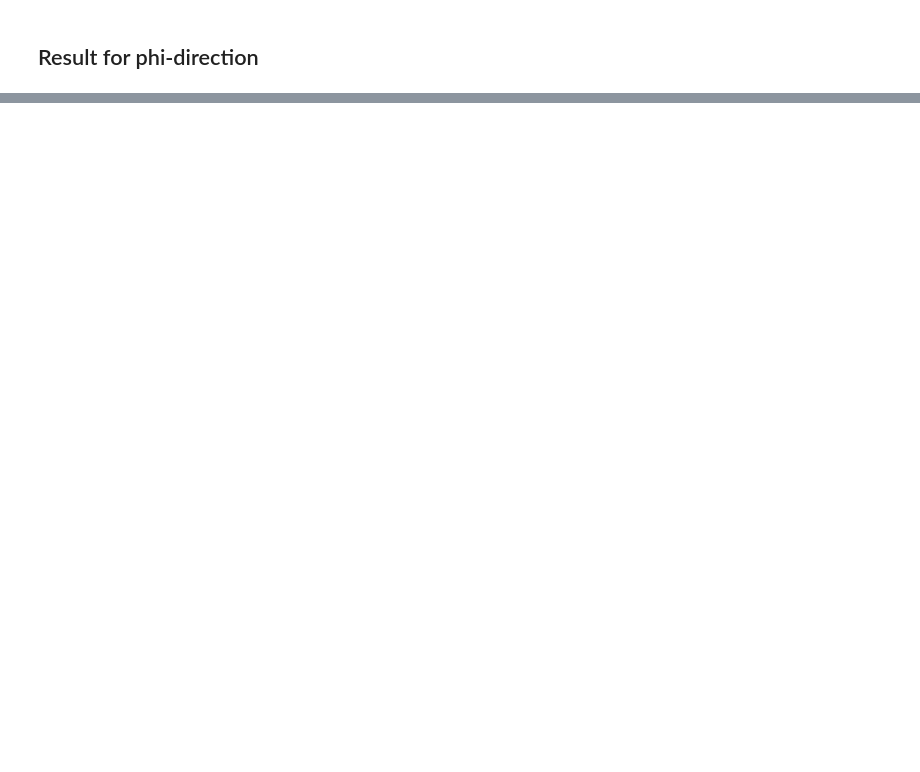
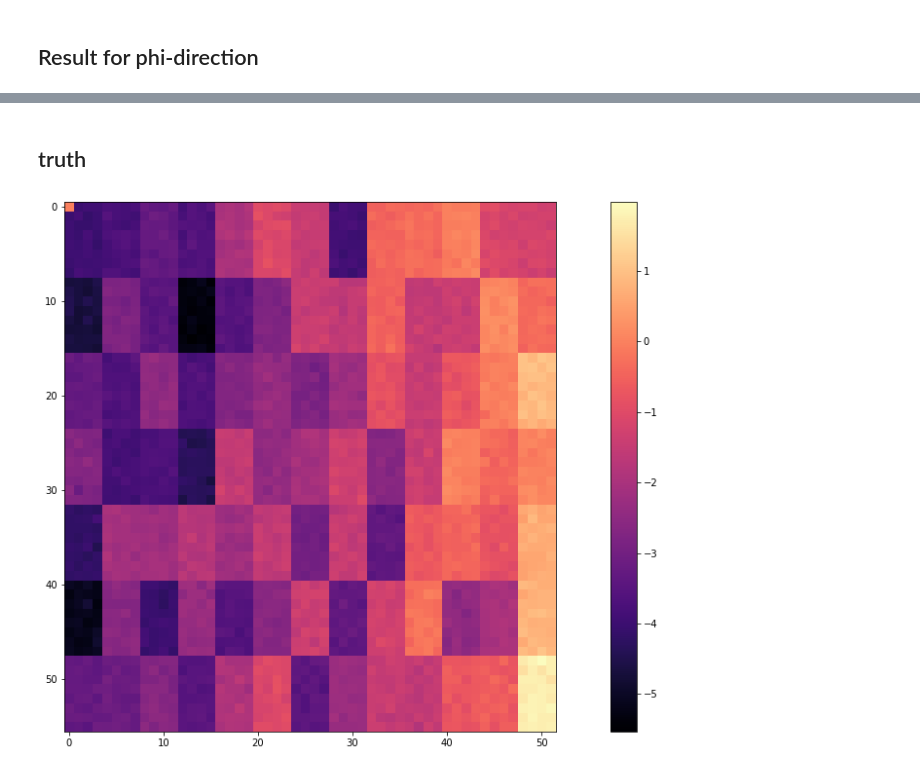
Before and after one commit to maximilianKoeper/melp, a Jupyter notebook: example_taft_v2.ipynb, the cells around one changed output, grey strips where cells are left out. Cells and saved outputs as stored; diff of their text form; code cells hidden in the pictures; blank space fills up the shorter version.

```diff
--- a/example_taft_v2.ipynb
+++ b/example_taft_v2.ipynb
@@ -141,0 +180,21 @@ plt.show()
+# %% [markdown]
+## truth
+# %%
+grid = np.zeros((52,56))
+
+for tile_id in mu3e_detector.TileDetector.tile:
+    tile = mu3e_detector.TileDetector.tile[tile_id]
+    if tile.id > 300000:
+        continue
+    x = tile.row()
+    y = tile.column()
+
+    grid[x][y] = float(tile.dt)
+
+grid[0][0] = 0
+fig, ax1 = plt.subplots(1,1, figsize=(20,10))
+heatplot = ax1.imshow(grid.T, cmap='magma')
+fig.colorbar(heatplot)
+plt.show()
+# %% [output]
+[figure, added]
```
Also changed, not shown: parts of 7 cells of this notebook, 1 other file.
